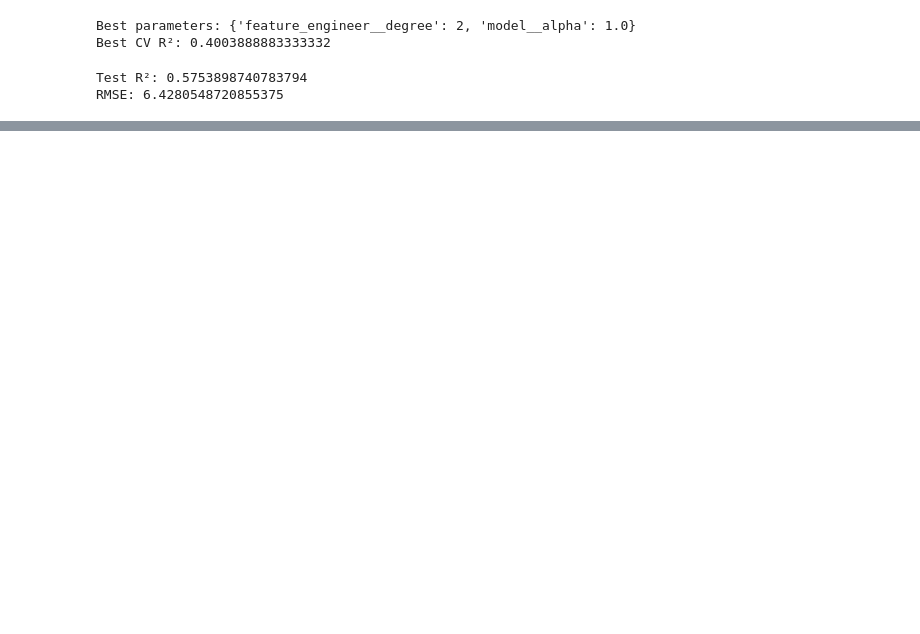
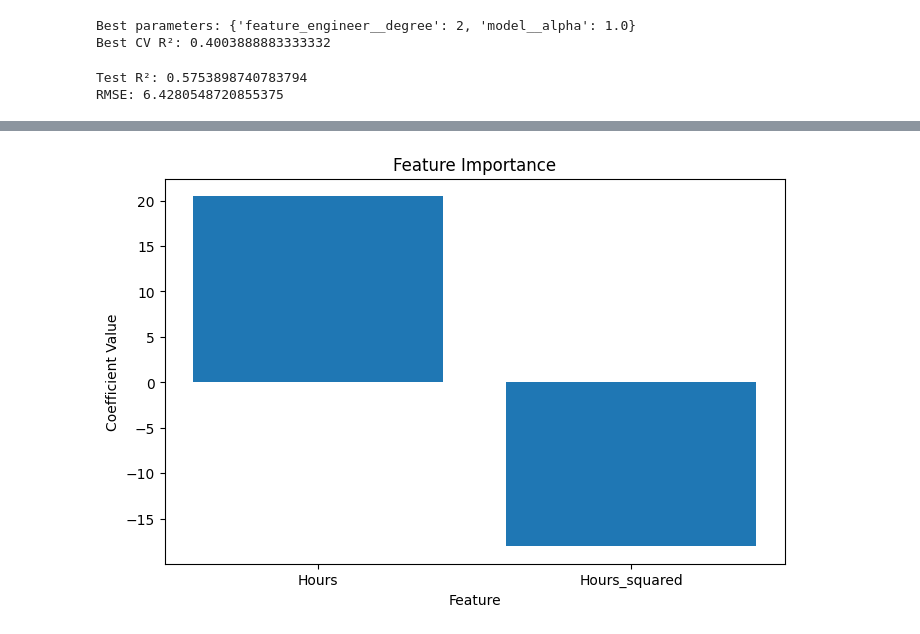
Before and after one commit to Lost-sudo/machine-learning-journey, a Jupyter notebook: Supervise Learning/linear-regression.ipynb, the cells around one changed output, grey strips where cells are left out. Cells and saved outputs as stored; diff of their text form; code cells hidden in the pictures; blank space fills up the shorter version.

```diff
--- a/Supervise Learning/linear-regression.ipynb
+++ b/Supervise Learning/linear-regression.ipynb
@@ -125,0 +158,10 @@ CV R² Mean: 0.16462446640227066
+# %%
+# Plot coefficients
+plt.figure(figsize=(8,5))
+plt.bar(coef_df["Feature"], coef_df["Coefficient"])
+plt.xlabel("Feature")
+plt.ylabel("Coefficient Value")
+plt.title("Feature Importance")
+plt.show()
+# %% [output]
+[figure, added]
```
Also changed, not shown: parts of 12 cells of this notebook.
